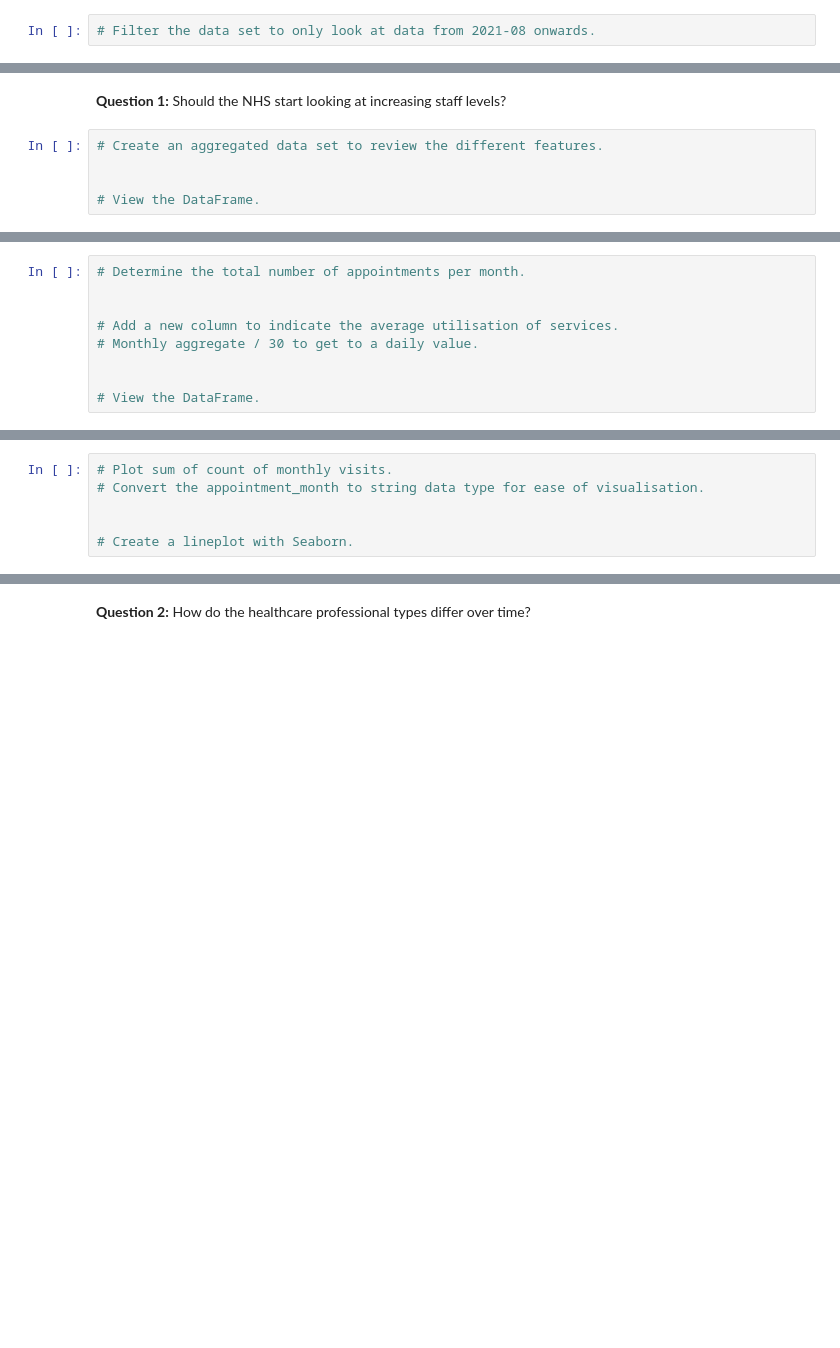
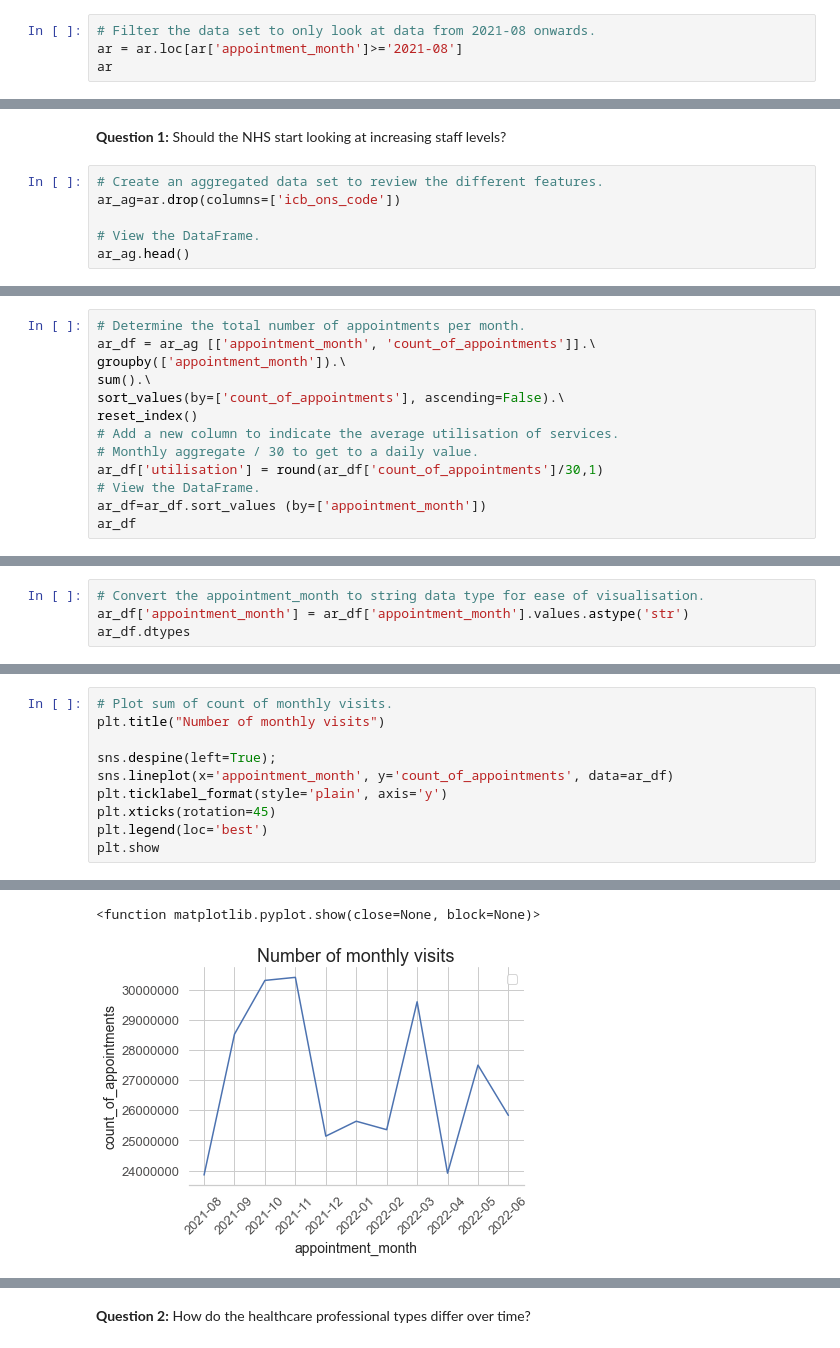
Before and after one commit to mikebenas/LSE_DA_NHS_analysis, a Jupyter notebook: Benas_Mike_DA201_Assignment_Notebook.ipynb, the cells around one changed output, grey strips where cells are left out. Cells and saved outputs as stored; diff of their text form; blank space fills up the shorter version.

```diff
--- a/Benas_Mike_DA201_Assignment_Notebook.ipynb
+++ b/Benas_Mike_DA201_Assignment_Notebook.ipynb
@@ -1000,2 +1112,4 @@ Text(0.5, 1.0, 'Top 15 Tweeter Hashtags ')
 # %%
 # Filter the data set to only look at data from 2021-08 onwards.
+ar = ar.loc[ar['appointment_month']>='2021-08']
+ar
@@ -1003,6 +1131,7 @@ Text(0.5, 1.0, 'Top 15 Tweeter Hashtags ')
 **Question 1:** Should the NHS start looking at increasing staff levels?
 # %%
 # Create an aggregated data set to review the different features.
-
+ar_ag=ar.drop(columns=['icb_ons_code'])
 
 # View the DataFrame.
+ar_ag.head()
@@ -1009,9 +1145,13 @@ Text(0.5, 1.0, 'Top 15 Tweeter Hashtags ')
 # %%
 # Determine the total number of appointments per month.
-
-
+ar_df = ar_ag [['appointment_month', 'count_of_appointments']].\
+groupby(['appointment_month']).\
+sum().\
+sort_values(by=['count_of_appointments'], ascending=False).\
+reset_index()
 # Add a new column to indicate the average utilisation of services.
 # Monthly aggregate / 30 to get to a daily value.
-
-
+ar_df['utilisation'] = round(ar_df['count_of_appointments']/30,1)
 # View the DataFrame.
+ar_df=ar_df.sort_values (by=['appointment_month'])
+ar_df
@@ -1018,6 +1171,4 @@ Text(0.5, 1.0, 'Top 15 Tweeter Hashtags ')
 # %%
-# Plot sum of count of monthly visits.
 # Convert the appointment_month to string data type for ease of visualisation.
-
-
-# Create a lineplot with Seaborn.
+ar_df['appointment_month'] = ar_df['appointment_month'].values.astype('str')
+ar_df.dtypes
@@ -1023,0 +1180,11 @@ Text(0.5, 1.0, 'Top 15 Tweeter Hashtags ')
+# %%
+# Plot sum of count of monthly visits.
+plt.title("Number of monthly visits")
+
+sns.despine(left=True);
+sns.lineplot(x='appointment_month', y='count_of_appointments', data=ar_df)
+plt.ticklabel_format(style='plain', axis='y')
+plt.xticks(rotation=45)
+plt.legend(loc='best')
+plt.show
+# %% [output]
@@ -1024,2 +1207,4 @@ Text(0.5, 1.0, 'Top 15 Tweeter Hashtags ')
+<function matplotlib.pyplot.show(close=None, block=None)>
+[figure, added]
 # %%
 # Plot monthly capacity utilisation.
```
Also changed, not shown: parts of 19 cells of this notebook.
